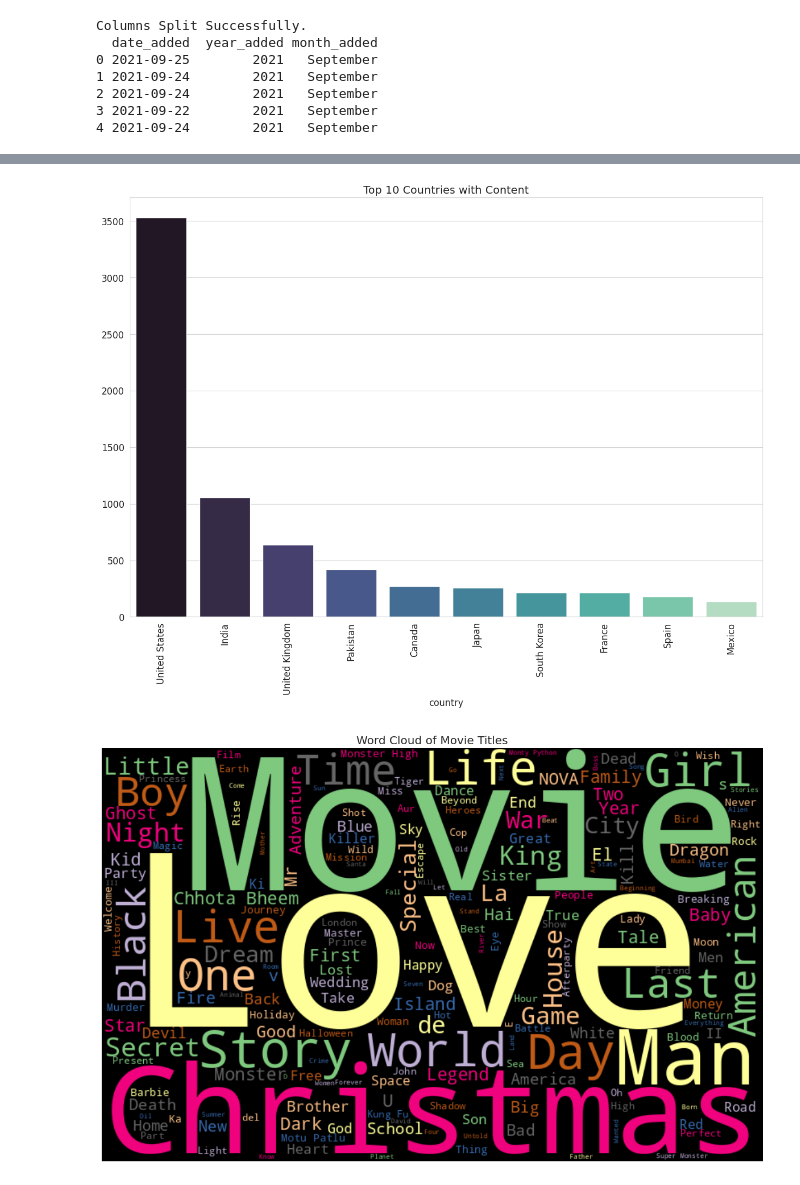
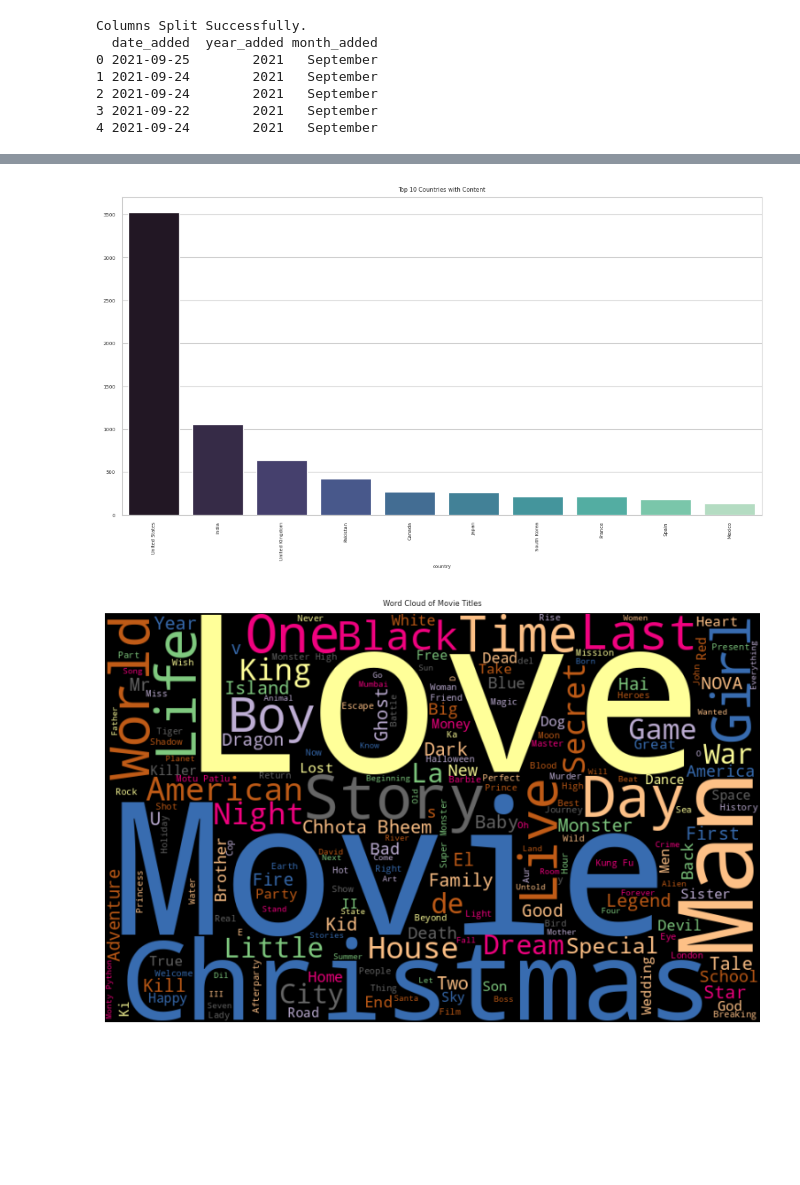
Before and after one commit to Aryan5011/UNIFIED_MENTOR_INTERNSHIP, a Jupyter notebook: NETFLIX_DATA.ipynb, the cells around one changed output, grey strips where cells are left out. Drawn from its saved outputs; the diff is of its cells as text; code cells hidden in the pictures; blank space fills up the shorter version.

```diff
--- a/NETFLIX_DATA.ipynb
+++ b/NETFLIX_DATA.ipynb
@@ -225,6 +226,7 @@ fig.show()
 # %% [output]
 [interactive output not drawn]
 # %%
+plt.rcParams['figure.figsize'] = (10,5)
 rating = ['TV-Y', 'TV-Y7', 'TV-G', 'G', 'TV-PG', 'PG', 'PG-13', 'TV-14', 'TV-MA', 'R', 'NC-17']
 fig = px.histogram(
     data,
@@ -239,6 +241,7 @@ fig.show()
 # %% [output]
 [interactive output not drawn]
 # %%
+plt.rcParams['figure.figsize'] = (10,5)
 data['primary_list'] = data['listed_in'].apply(lambda x: x.split(',')[0].strip())
 top_list = data['primary_list'].value_counts().head(20)
 fig = px.bar(
@@ -255,6 +258,7 @@ fig.show()
 # %% [output]
 [interactive output not drawn]
 # %%
+plt.rcParams['figure.figsize'] = (10,5)
 fig = px.histogram(
     data[data['type'] == 'Movie'],
     x='duration',
@@ -267,6 +271,7 @@ fig.show()
 # %% [output]
 [interactive output not drawn]
 # %%
+plt.rcParams['figure.figsize'] = (10,5)
 country = data['country'].str.split(', ', expand=True).stack().reset_index(level=1, drop=True)
 country = country[country != 'Unknown Country']
 country_counts = country.value_counts().reset_index(name='count')
@@ -285,16 +290,16 @@ fig.show()
 # %% [output]
 [interactive output not drawn]
 # %%
-plt.figure(figsize=(15, 10))
+plt.figure(figsize=(12, 6))
 countries = data['country'].value_counts().head(10)
 sns.barplot(x=countries.index, y=countries.values, palette='mako')
 plt.title('Top 10 Countries with Content')
 plt.xticks(rotation=90)
 plt.show()
 # %% [output]
-[figure, old version]
+[figure, new version]
 # %%
-plt.figure(figsize=(15, 10))
+plt.figure(figsize=(12, 6))
 Movie_titles = data[data['type'] == 'Movie']['title'].dropna()
 text = ' '.join(Movie_titles)
 wordcloud = WordCloud(width=800, height=500, background_color='black', colormap='Accent').generate(text)
@@ -303,4 +308,4 @@ plt.axis('off')
 plt.title('Word Cloud of Movie Titles')
 plt.show()
 # %% [output]
-[figure, old version]
+[figure, new version]
```
Also changed, not shown: parts of 5 cells of this notebook.
